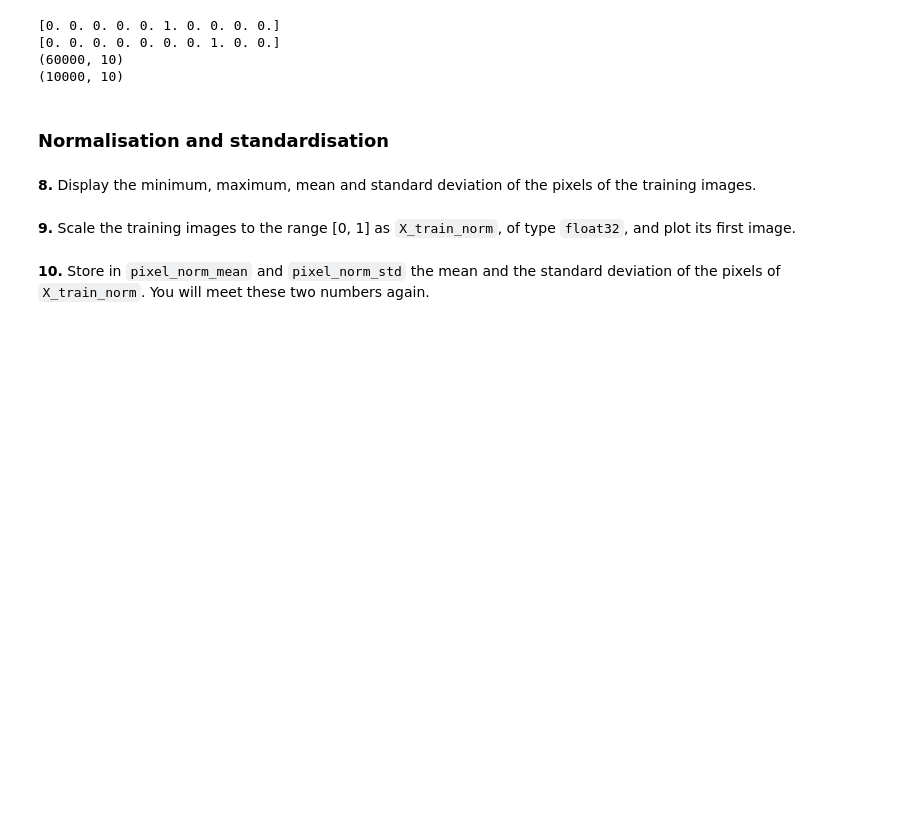
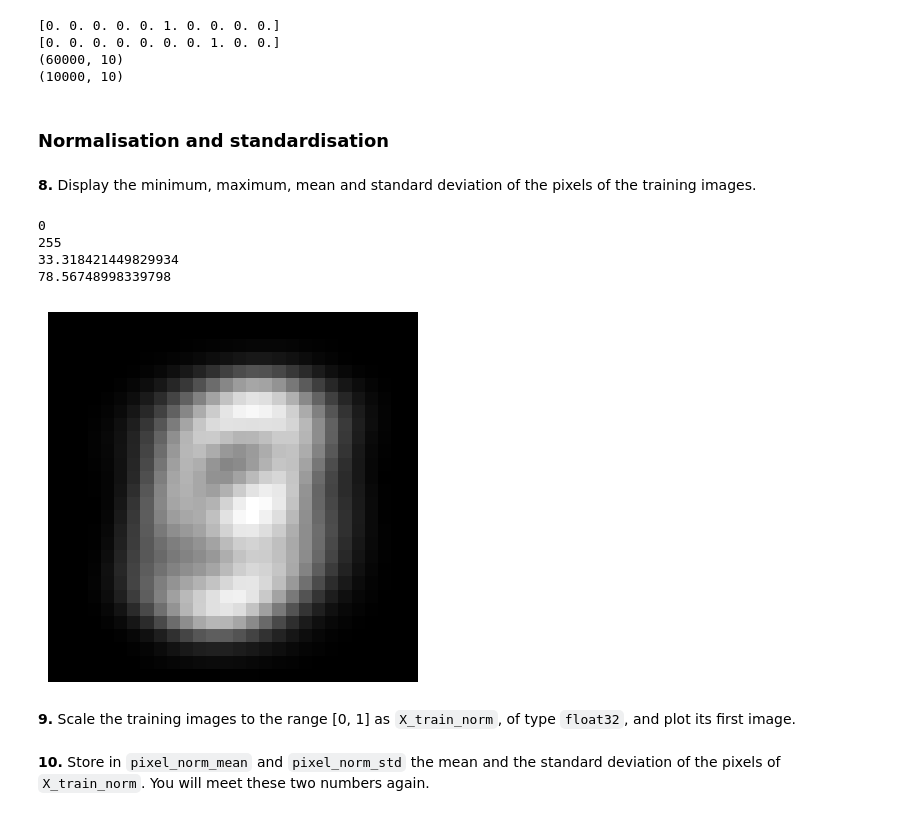
Before and after one commit to Varo-27/numpy-mnist, a Jupyter notebook: mnist_numpy.ipynb, the cells around one changed output. Saved outputs shown, nothing was run; the diff lists cells and outputs as text; code cells hidden in the pictures; blank space fills up the shorter version.

```diff
--- a/mnist_numpy.ipynb
+++ b/mnist_numpy.ipynb
@@ -219,6 +221,23 @@ print(y_test_onehot.shape)
 ### Normalisation and standardisation
 # %% [markdown]
 **8.** Display the minimum, maximum, mean and standard deviation of the pixels of the training images.
+# %%
+print(np.min(X_train))
+print(np.max(X_train))
+print(np.mean(X_train))
+print(np.std(X_train))
+
+pixel_mean = X_train.mean(axis=0)
+
+plt.imshow(pixel_mean, cmap="gray")
+plt.axis("off")
+plt.show()
+# %% [output]
+0
+255
+33.318421449829934
+78.56748998339798
+[figure, added]
 # %% [markdown]
 **9.** Scale the training images to the range [0, 1] as `X_train_norm`, of type `float32`, and plot its first image.
 # %% [markdown]
```
Also changed, not shown: parts of 1 cell of this notebook, 1 other file.
